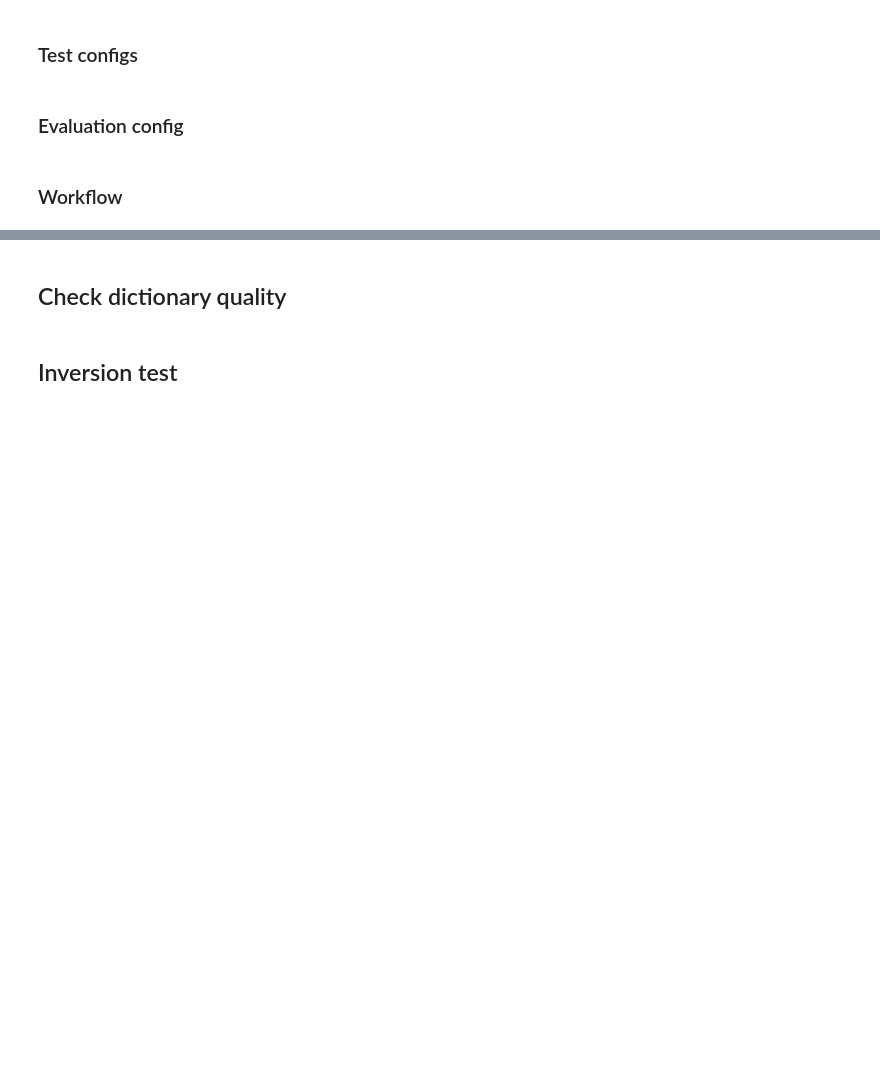
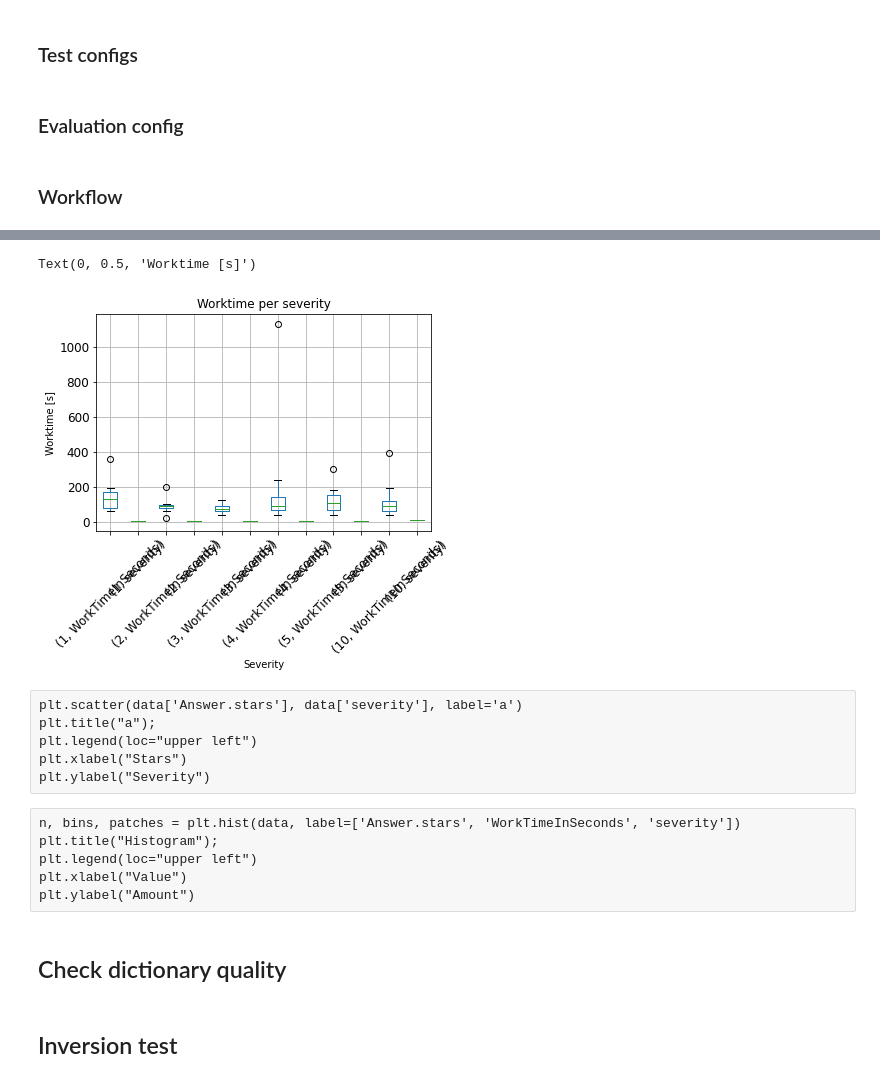
Before and after one commit to Malspherus/AmbiVec, a Jupyter notebook: main.ipynb, the cells around one changed output, grey strips where cells are left out. Cells and saved outputs as stored; diff of their text form; code cells hidden in the pictures; blank space fills up the shorter version.

```diff
--- a/main.ipynb
+++ b/main.ipynb
@@ -869,0 +1288,22 @@ logger.info(f"Ambiguity difference: {ambiguityAfter-ambiguityBefore}")
+# %%
+#Worktime per severity
+amtres[amtres['WorkerId'] == 'A1R3XGPH6EK6G6'][['WorkTimeInSeconds', 'severity']].groupby('severity').boxplot(subplots=False, rot=45, fontsize=12)
+plt.title("Worktime per severity");
+#plt.legend(['a', 'b','c'],  loc="upper left")
+plt.xlabel("Severity")
+plt.ylabel("Worktime [s]")
+# %% [output]
+Text(0, 0.5, 'Worktime [s]')
+[figure, added]
+# %% [raw]
+plt.scatter(data['Answer.stars'], data['severity'], label='a')
+plt.title("a");
+plt.legend(loc="upper left")
+plt.xlabel("Stars")
+plt.ylabel("Severity")
+# %% [raw]
+n, bins, patches = plt.hist(data, label=['Answer.stars', 'WorkTimeInSeconds', 'severity'])
+plt.title("Histogram");
+plt.legend(loc="upper left")
+plt.xlabel("Value")
+plt.ylabel("Amount")
```
Also changed, not shown: parts of 57 cells of this notebook, 1 other file.
